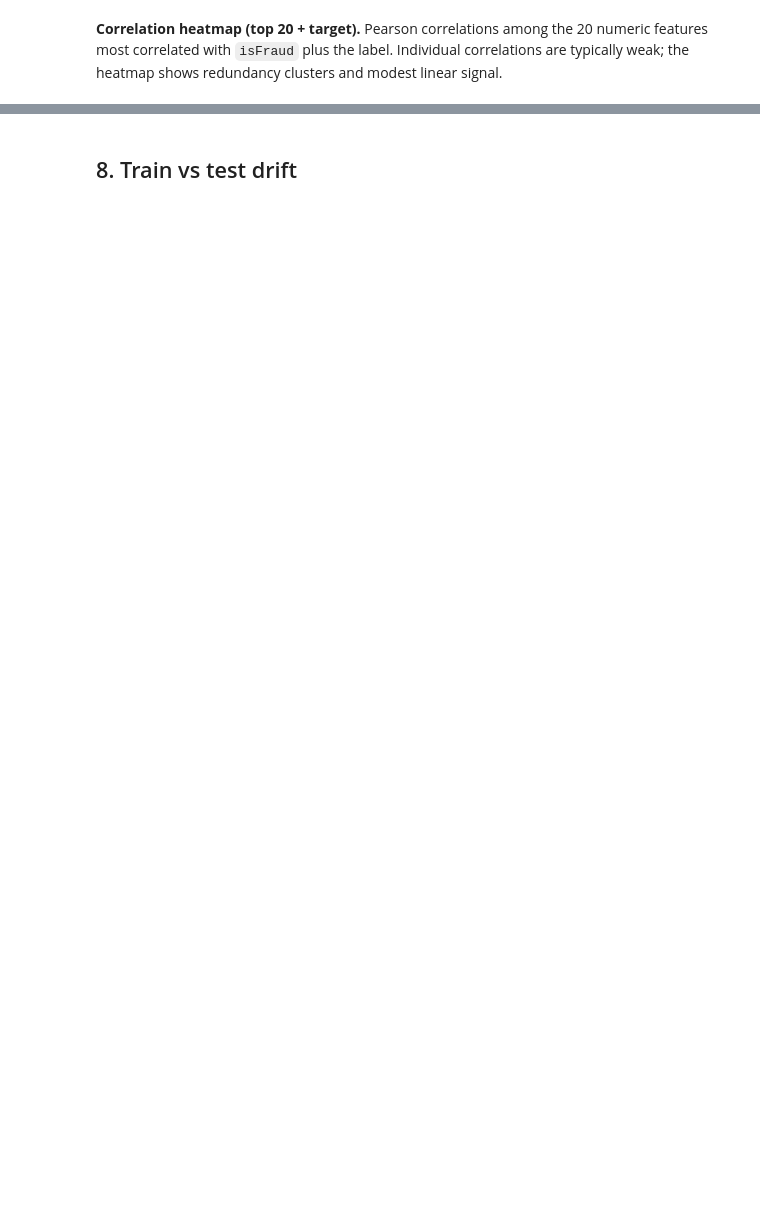
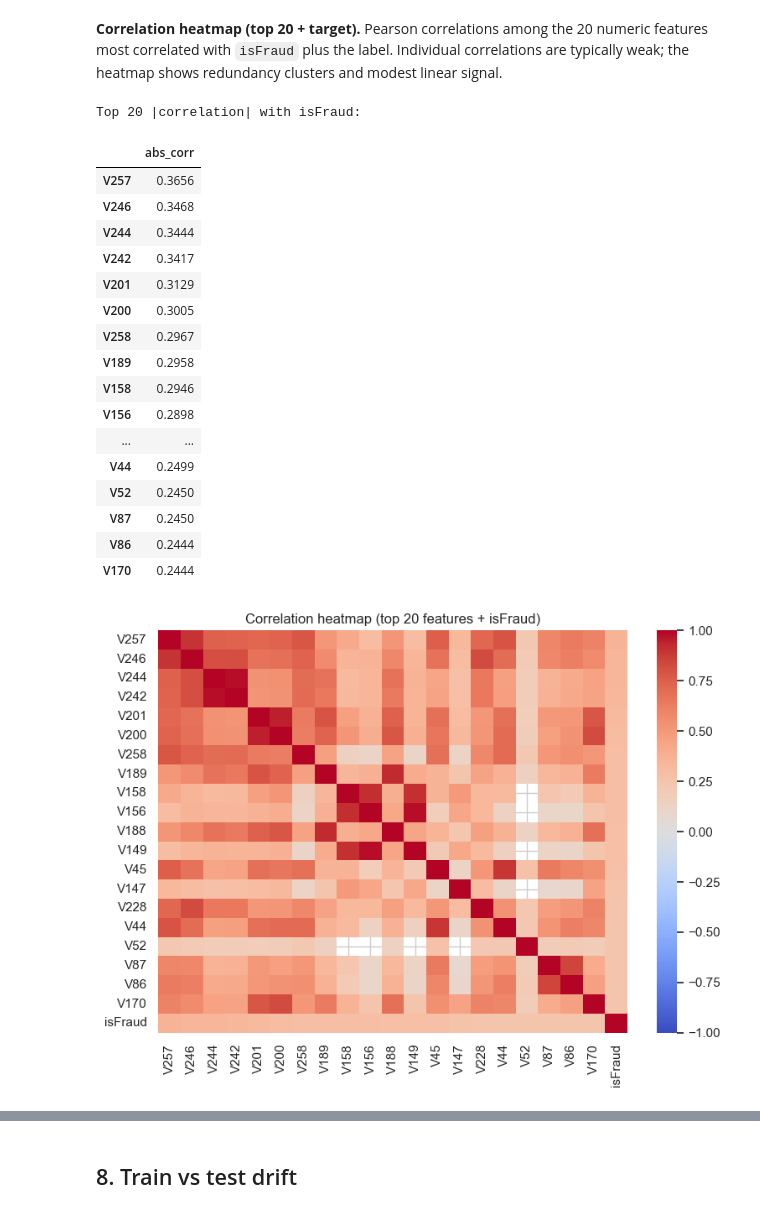
Before and after one commit to DataYankie/fraud-scoring-engine, a Jupyter notebook: notebooks/eda.ipynb, the cells around one changed output, grey strips where cells are left out. Drawn from its saved outputs; the diff is of its cells as text; code cells hidden in the pictures; blank space fills up the shorter version.

```diff
--- a/notebooks/eda.ipynb
+++ b/notebooks/eda.ipynb
@@ -502,21 +772,55 @@ plt.show()
 # %%
 # Top correlations with isFraud (numeric sample for speed)
 numeric_cols = train_txn.select_dtypes(include=[np.number]).columns.drop("TransactionID", errors="ignore")
 sample_df = train_txn[numeric_cols].sample(n=min(100_000, len(train_txn)), random_state=SEED)
-corrs = sample_df.corr(numeric_only=True)["isFraud"].drop("isFraud").abs().sort_values(ascending=False)
+fraud_corr = sample_df.corr(numeric_only=True)["isFraud"].drop("isFraud")
+corrs = fraud_corr.abs().sort_values(ascending=False)
 top_corr = corrs.head(20)
 print("Top 20 |correlation| with isFraud:")
 display(top_corr.to_frame("abs_corr"))
 
 fig, ax = plt.subplots(figsize=(8, 6))
+heatmap_cols = top_corr.index.tolist() + ["isFraud"]
+corr_matrix = sample_df[heatmap_cols].corr()
 sns.heatmap(
-    sample_df[top_corr.index.tolist() + ["isFraud"]].corr(),
+    corr_matrix,
     cmap="coolwarm",
     center=0,
     ax=ax,
-    vmin=-0.2,
-    vmax=0.2,
+    vmin=-1,
+    vmax=1,
 )
 ax.set_title("Correlation heatmap (top 20 features + isFraud)")
 plt.tight_layout()
 plt.show()
+
+top_signed = fraud_corr.reindex(top_corr.index).sort_values(key=np.abs)
+fig, ax = plt.subplots(figsize=(8, 7))
+colors = np.where(top_signed > 0, "#d62728", "#1f77b4")
+ax.barh(top_signed.index, top_signed.values, color=colors)
+ax.axvline(0, color="black", linewidth=0.8)
+ax.set_xlim(-1, 1)
+ax.set_xlabel("Correlation with isFraud")
+ax.set_title("Top 20 features by correlation with isFraud")
+plt.tight_layout()
+plt.show()
+# %% [output]
+Top 20 |correlation| with isFraud:
+|  | abs_corr |
+| V257 | 0.3656 |
+| V246 | 0.3468 |
+| V244 | 0.3444 |
+| V242 | 0.3417 |
+| V201 | 0.3129 |
+| V200 | 0.3005 |
+| V258 | 0.2967 |
+| V189 | 0.2958 |
+| V158 | 0.2946 |
+| V156 | 0.2898 |
+| ... | ... |
+| V44 | 0.2499 |
+| V52 | 0.2450 |
+| V87 | 0.2450 |
+| V86 | 0.2444 |
+| V170 | 0.2444 |
+[figure, added]
```
Also changed, not shown: parts of 29 cells of this notebook.
